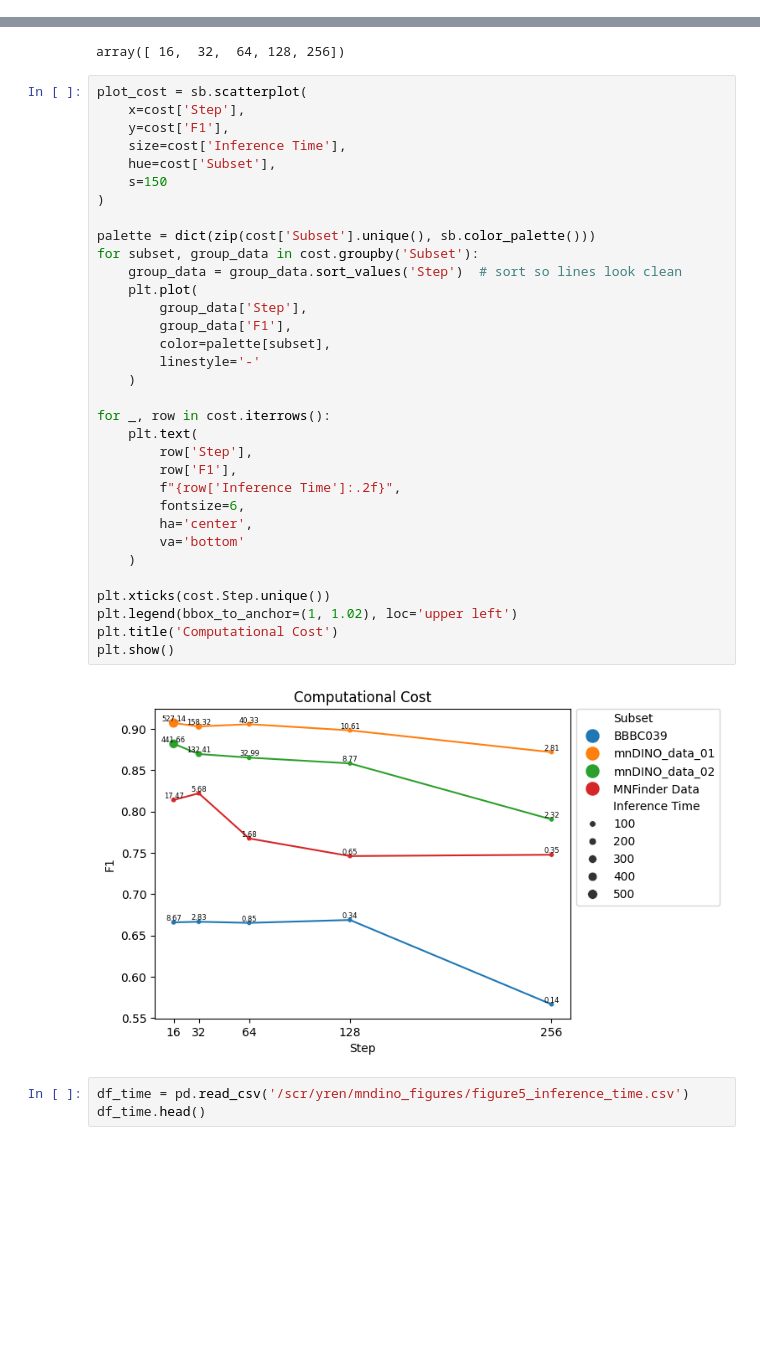
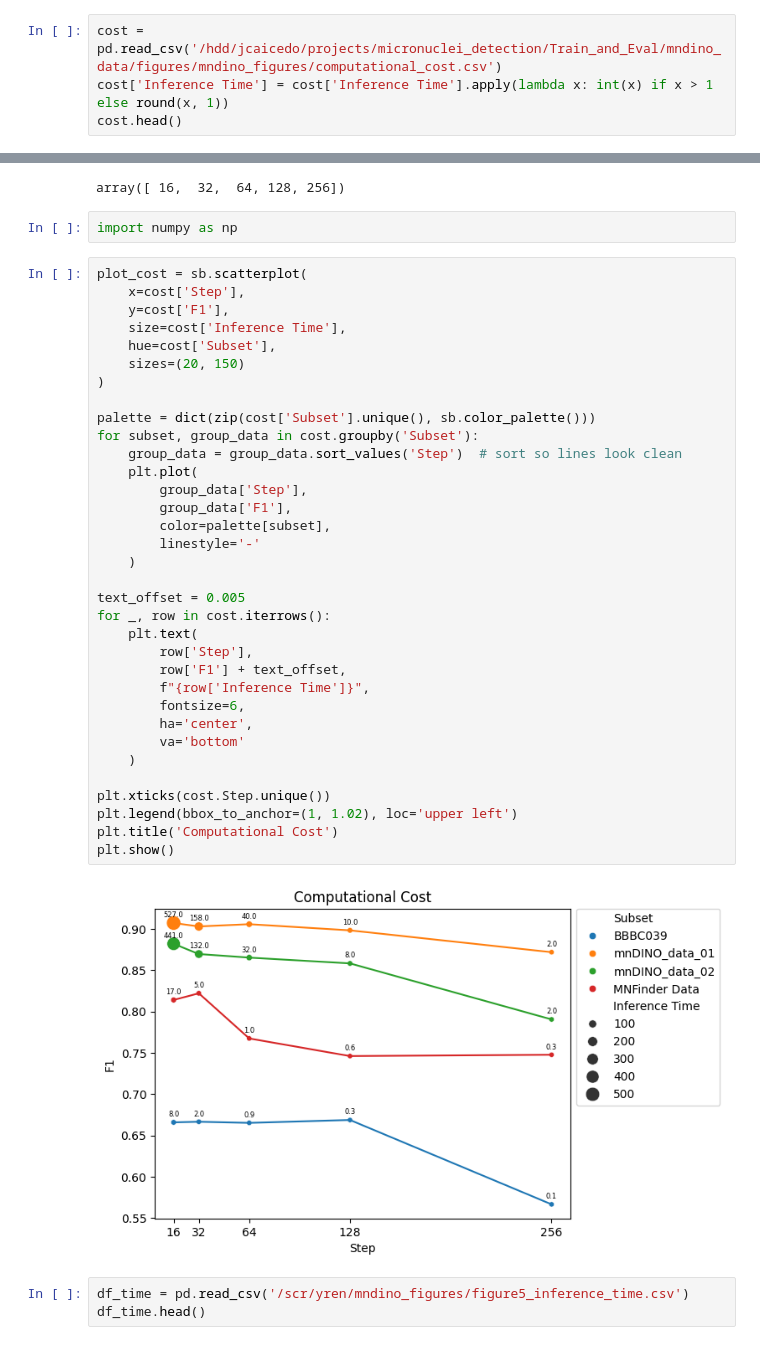
Before and after one commit to CaicedoLab/micronuclei-detection, a Jupyter notebook: figures/figure5.ipynb, the cells around one changed output, grey strips where cells are left out. Cells and saved outputs as stored; diff of their text form; blank space fills up the shorter version.

Commit message:
updatedd computational cost figure

```diff
--- a/figures/figure5.ipynb
+++ b/figures/figure5.ipynb
@@ -136,0 +131,4 @@ cost.head()
+# %%
+cost = pd.read_csv('/hdd/jcaicedo/projects/micronuclei_detection/Train_and_Eval/mndino_data/figures/mndino_figures/computational_cost.csv')
+cost['Inference Time'] = cost['Inference Time'].apply(lambda x: int(x) if x > 1 else round(x, 1))
+cost.head()
@@ -138,41 +143,44 @@ cost.head()
 cost.Step.unique()
 # %% [output]
 array([ 16,  32,  64, 128, 256])
+# %%
+import numpy as np
 # %%
 plot_cost = sb.scatterplot(
     x=cost['Step'],
     y=cost['F1'],
     size=cost['Inference Time'],
     hue=cost['Subset'],
-    s=150
+    sizes=(20, 150)
 )
 
 palette = dict(zip(cost['Subset'].unique(), sb.color_palette()))
 for subset, group_data in cost.groupby('Subset'):
     group_data = group_data.sort_values('Step')  # sort so lines look clean
     plt.plot(
         group_data['Step'],
         group_data['F1'],
         color=palette[subset],
         linestyle='-'
     )
 
+text_offset = 0.005
 for _, row in cost.iterrows():
     plt.text(
         row['Step'],
-        row['F1'],
-        f"{row['Inference Time']:.2f}",
+        row['F1'] + text_offset,
+        f"{row['Inference Time']}",
         fontsize=6,
         ha='center',
         va='bottom'
     )
 
 plt.xticks(cost.Step.unique())
 plt.legend(bbox_to_anchor=(1, 1.02), loc='upper left')
 plt.title('Computational Cost')
 plt.show()
 # %% [output]
-[figure, old version]
+[figure, new version]
 # %%
 df_time = pd.read_csv('/scr/yren/mndino_figures/figure5_inference_time.csv')
 df_time.head()
```
Also changed, not shown: parts of 3 cells of this notebook.
